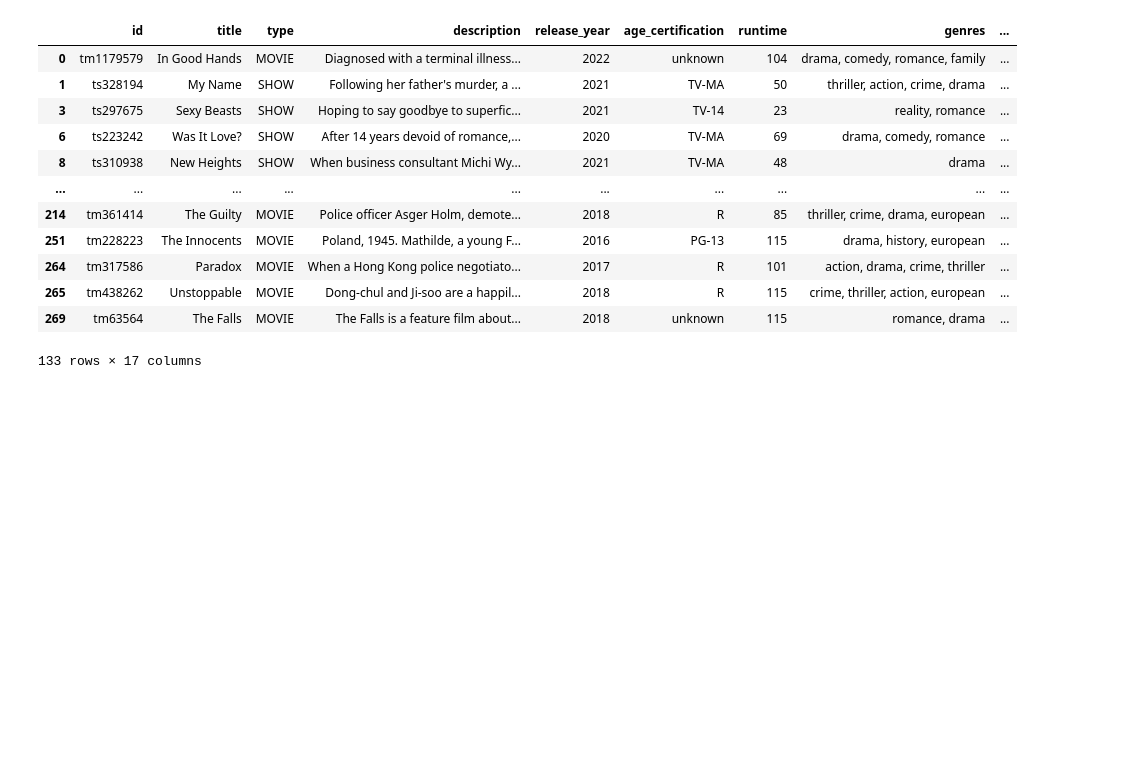
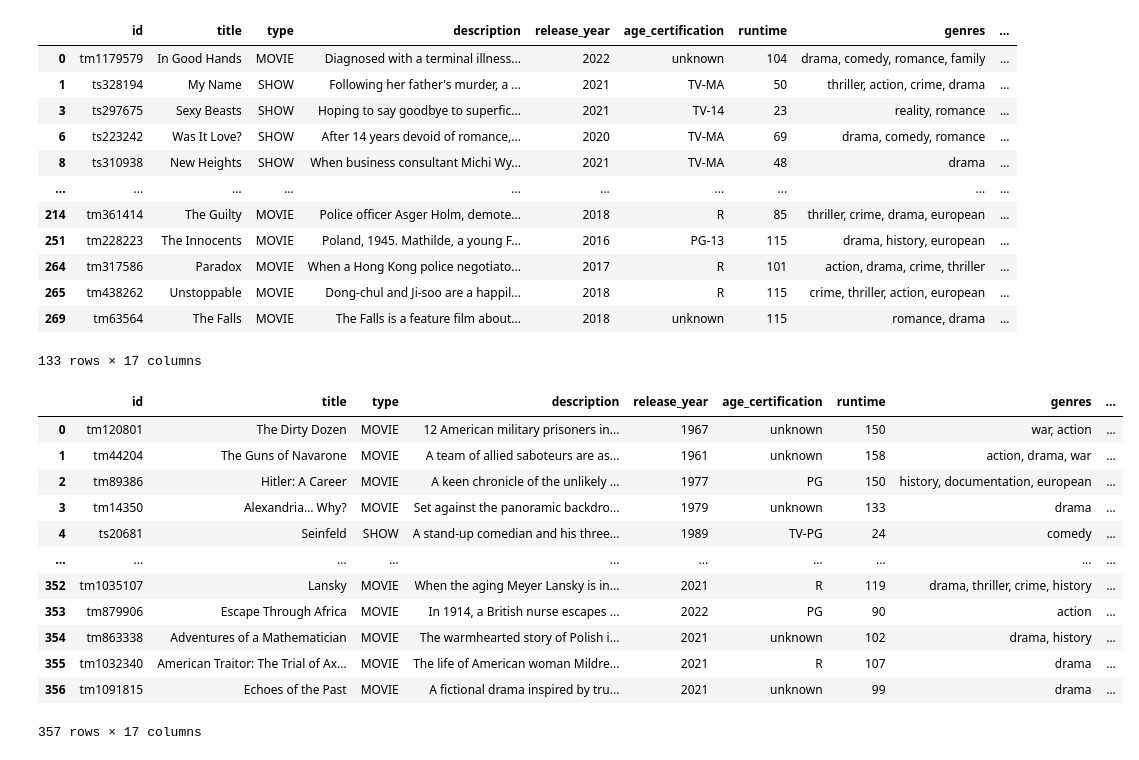
Before and after one commit to jrodrisanz/Final_project, a Jupyter notebook: sistema de recomendación/prueba1.ipynb, the cells around one changed output. Saved outputs shown, nothing was run; the diff lists cells and outputs as text; code cells hidden in the pictures; blank space fills up the shorter version.

Commit message:
4gr2rec+tema

```diff
--- a/sistema de recomendación/prueba1.ipynb
+++ b/sistema de recomendación/prueba1.ipynb
@@ -384,3 +384,35 @@ df_filtrado
 | 265 | tm438262 | Unstoppable | MOVIE | Dong-chul and Ji-soo are a happil... | 2018 | R | 115 | crime, thriller, action, european | ... |
 | 269 | tm63564 | The Falls | MOVIE | The Falls is a feature film about... | 2018 | unknown | 115 | romance, drama | ... |
 133 rows × 17 columns
+# %%
+# 8. Filtro por tema, época o lugar favorito
+import pandas as pd
+
+df_filtrado = pd.read_csv('../data/clean/titles.csv', encoding='utf-8', encoding_errors='ignore')
+comments = pd.read_csv('../data/clean/com_group.csv', encoding='utf-8', encoding_errors='ignore')
+
+respuestas = 'nazis'
+
+# 8. Filtro por tema, época o lugar favorito
+if respuestas != '':
+    tema = respuestas
+    comentarios_filtrados = comments[comments['review'].str.contains(tema, case=False)]
+    df_filtrado = df_filtrado.merge(comentarios_filtrados[['imdb_id']], on='imdb_id', how='inner')
+else:
+    pass
+# %%
+df_filtrado
+# %% [output]
+|  | id | title | type | description | release_year | age_certification | runtime | genres | ... |
+| 0 | tm120801 | The Dirty Dozen | MOVIE | 12 American military prisoners in... | 1967 | unknown | 150 | war, action | ... |
+| 1 | tm44204 | The Guns of Navarone | MOVIE | A team of allied saboteurs are as... | 1961 | unknown | 158 | action, drama, war | ... |
+| 2 | tm89386 | Hitler: A Career | MOVIE | A keen chronicle of the unlikely ... | 1977 | PG | 150 | history, documentation, european | ... |
+| 3 | tm14350 | Alexandria… Why? | MOVIE | Set against the panoramic backdro... | 1979 | unknown | 133 | drama | ... |
+| 4 | ts20681 | Seinfeld | SHOW | A stand-up comedian and his three... | 1989 | TV-PG | 24 | comedy | ... |
+| ... | ... | ... | ... | ... | ... | ... | ... | ... | ... |
+| 352 | tm1035107 | Lansky | MOVIE | When the aging Meyer Lansky is in... | 2021 | R | 119 | drama, thriller, crime, history | ... |
+| 353 | tm879906 | Escape Through Africa | MOVIE | In 1914, a British nurse escapes ... | 2022 | PG | 90 | action | ... |
+| 354 | tm863338 | Adventures of a Mathematician | MOVIE | The warmhearted story of Polish i... | 2021 | unknown | 102 | drama, history | ... |
+| 355 | tm1032340 | American Traitor: The Trial of Ax... | MOVIE | The life of American woman Mildre... | 2021 | R | 107 | drama | ... |
+| 356 | tm1091815 | Echoes of the Past | MOVIE | A fictional drama inspired by tru... | 2021 | unknown | 99 | drama | ... |
+357 rows × 17 columns
```
Also changed, not shown: 1 other file.
